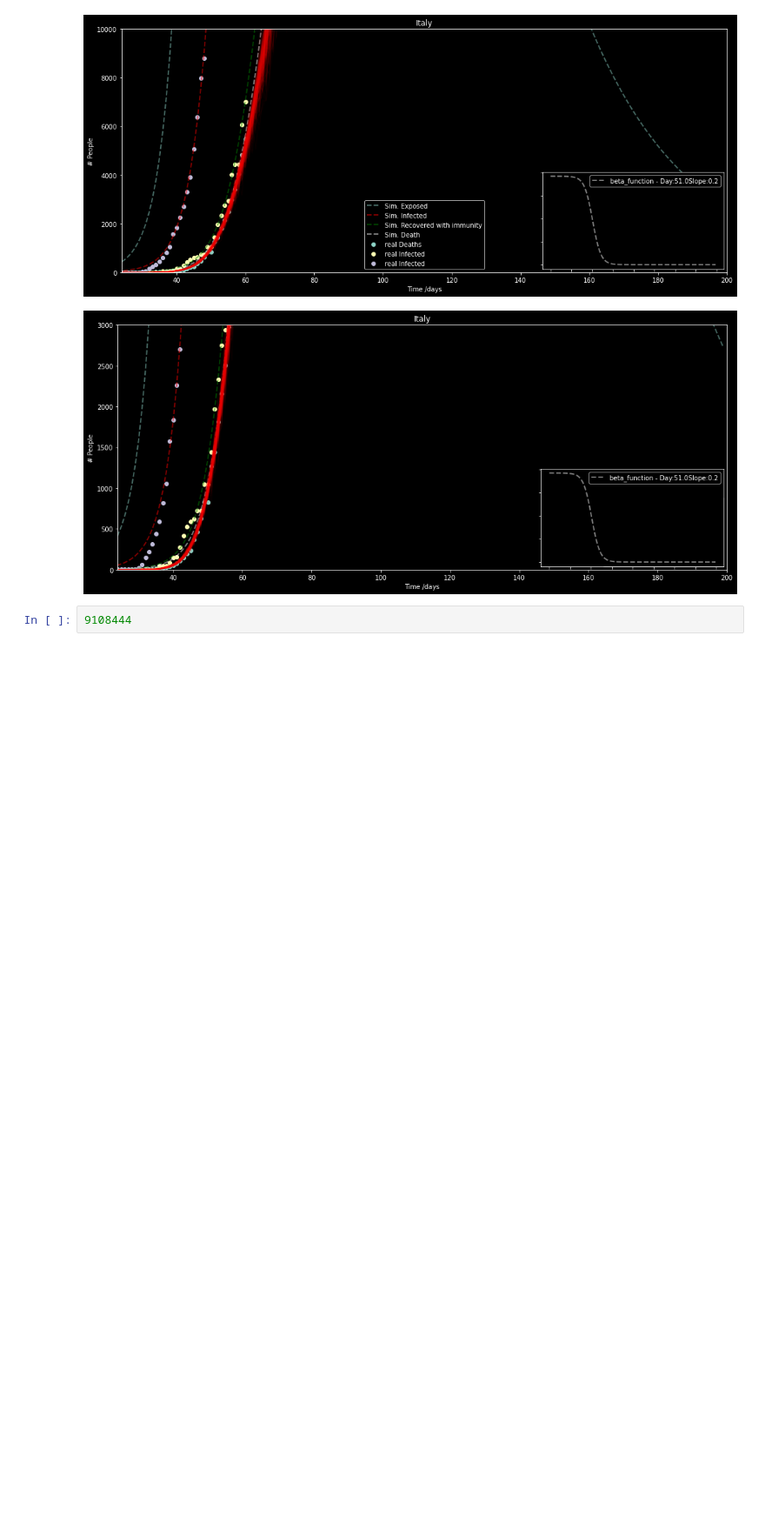
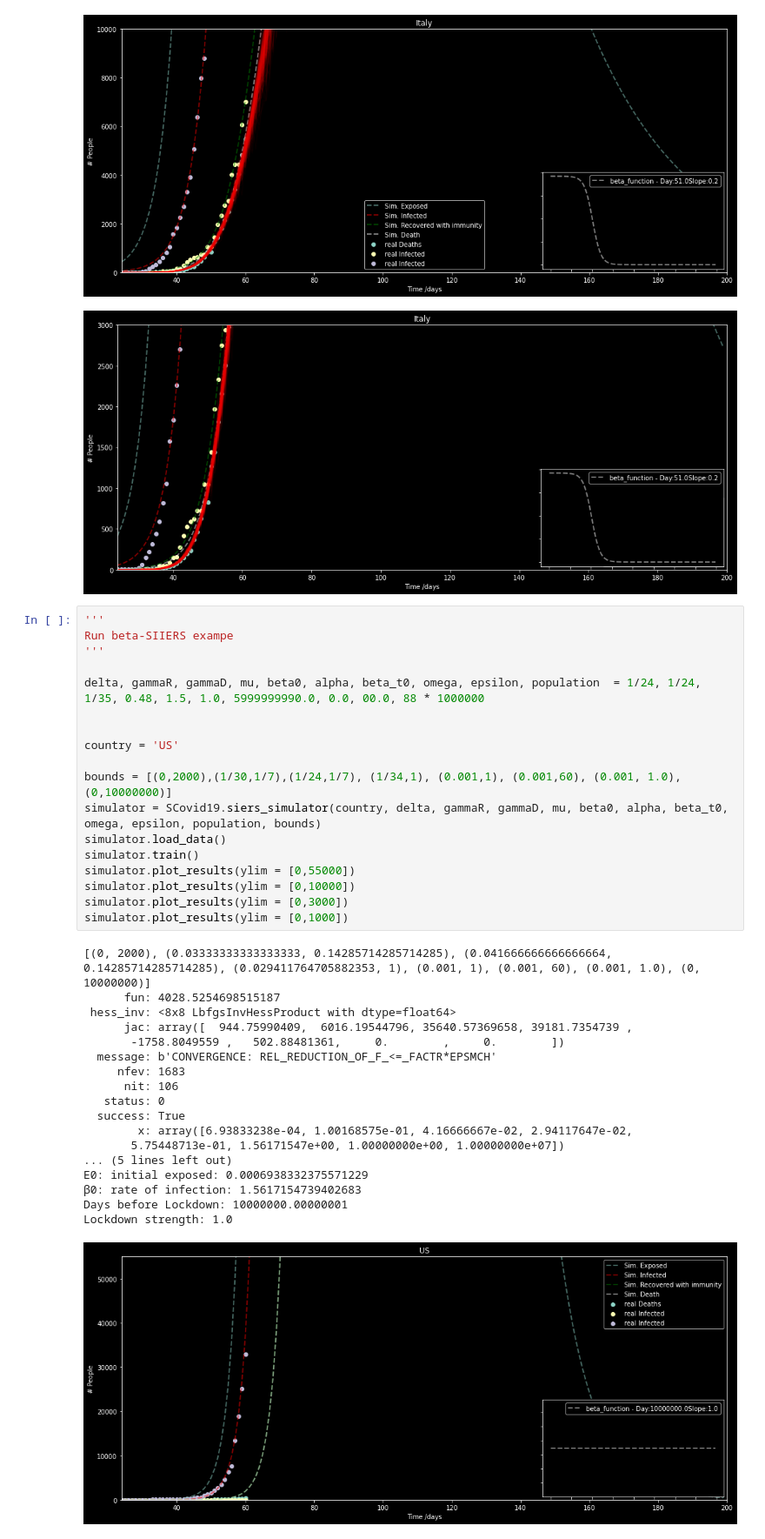
Before and after one commit to mkefly/Simulations-COVID19, a Jupyter notebook: notebooks/test_notebook.ipynb, the cells around one changed output. Shown at 87% size. Drawn from its saved outputs; the diff is of its cells as text; blank space fills up the shorter version.

```diff
--- a/notebooks/test_notebook.ipynb
+++ b/notebooks/test_notebook.ipynb
@@ -171,5 +117,40 @@ Lockdown strength: 0.2
 [figure]
 [figure]
 [figure]
-# %%
-9108444
+# %%
+'''
+Run beta-SIIERS exampe
+'''
+
+delta, gammaR, gammaD, mu, beta0, alpha, beta_t0, omega, epsilon, population  = 1/24, 1/24, 1/35, 0.48, 1.5, 1.0, 5999999990.0, 0.0, 00.0, 88 * 1000000
+
+
+country = 'US'
+
+bounds = [(0,2000),(1/30,1/7),(1/24,1/7), (1/34,1), (0.001,1), (0.001,60), (0.001, 1.0), (0,10000000)]
+simulator = SCovid19.siers_simulator(country, delta, gammaR, gammaD, mu, beta0, alpha, beta_t0, omega, epsilon, population, bounds)
+simulator.load_data()
+simulator.train()
+simulator.plot_results(ylim = [0,55000])
+simulator.plot_results(ylim = [0,10000])
+simulator.plot_results(ylim = [0,3000])
+simulator.plot_results(ylim = [0,1000])
+# %% [output]
+[(0, 2000), (0.03333333333333333, 0.14285714285714285), (0.041666666666666664, 0.14285714285714285), (0.029411764705882353, 1), (0.001, 1), (0.001, 60), (0.001, 1.0), (0, 10000000)]
+      fun: 4028.5254698515187
+ hess_inv: <8x8 LbfgsInvHessProduct with dtype=float64>
+      jac: array([  944.75990409,  6016.19544796, 35640.57369658, 39181.7354739 ,
+       -1758.8049559 ,   502.88481361,     0.        ,     0.        ])
+  message: b'CONVERGENCE: REL_REDUCTION_OF_F_<=_FACTR*EPSMCH'
+     nfev: 1683
+      nit: 106
+   status: 0
+  success: True
+        x: array([6.93833238e-04, 1.00168575e-01, 4.16666667e-02, 2.94117647e-02,
+       5.75448713e-01, 1.56171547e+00, 1.00000000e+00, 1.00000000e+07])
+... (5 lines left out)
+E0: initial exposed: 0.0006938332375571229
+β0: rate of infection: 1.5617154739402683
+Days before Lockdown: 10000000.00000001
+Lockdown strength: 1.0
+[figure, added]
```
Also changed, not shown: parts of 6 cells of this notebook, 9 other files.
